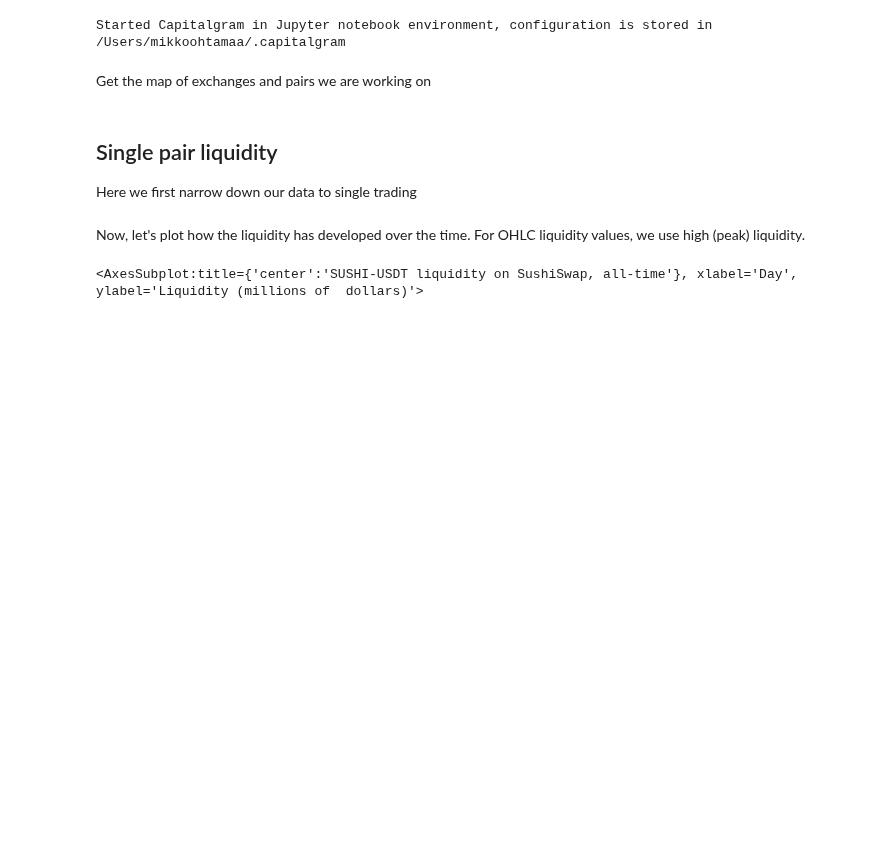
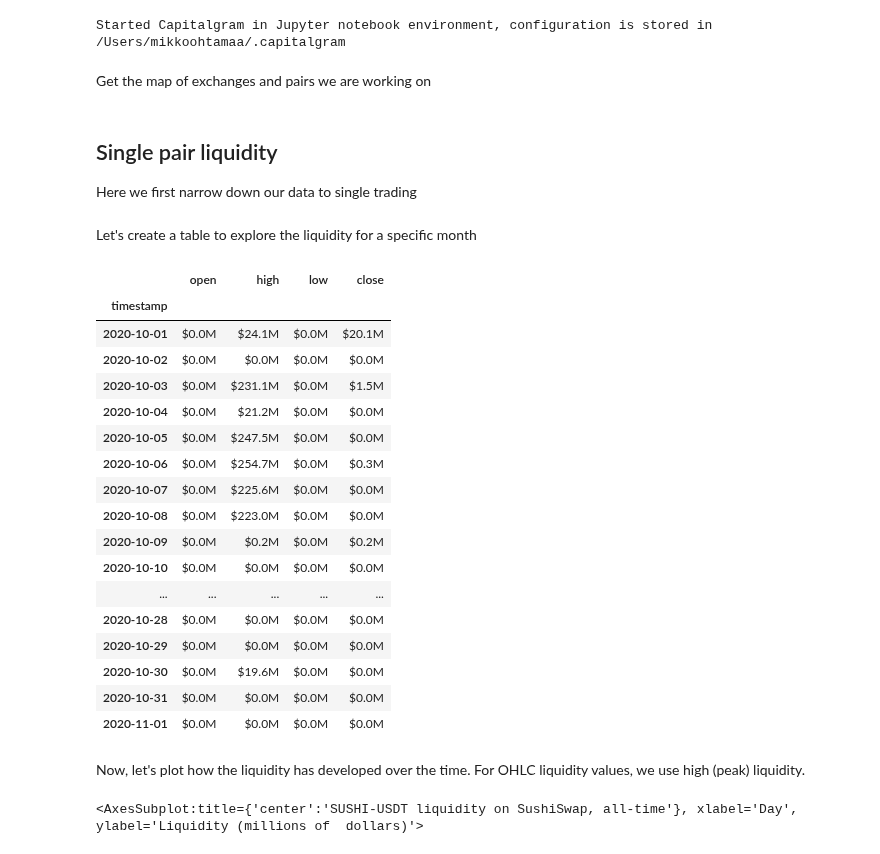
Before and after one commit to tradingstrategy-ai/trading-strategy, a Jupyter notebook: docs/source/examples/liquidity-analysis.ipynb, the cells around one changed output. Saved outputs shown, nothing was run; the diff lists cells and outputs as text; code cells hidden in the pictures; blank space fills up the shorter version.

```diff
--- a/docs/source/examples/liquidity-analysis.ipynb
+++ b/docs/source/examples/liquidity-analysis.ipynb
@@ -89,6 +89,46 @@ pair: DEXPair = pair_universe.get_one_pair_from_pandas_universe(
     "USDT")
 
 sushi_usdt_liquidity = liquidity_universe.get_liquidity_by_pair(pair.pair_id)
+# %% [markdown]
+Let's create a table to explore the liquidity for a specific month
+# %%
+import datetime
+
+start = datetime.datetime(2020, 10, 1)
+end = datetime.datetime(2020, 11, 1)
+
+sushi_usdt_liquidity.set_index(sushi_usdt_liquidity["timestamp"])
+
+df = sushi_usdt_liquidity[["open", "high", "low", "close"]]
+
+df = df.set_index(sushi_usdt_liquidity["timestamp"])
+
+def format(x):
+    return "${:.1f}M".format(x/1_000_000)
+# df = df.rename(index={"timestamp": "Date"})
+
+df = df.applymap(format)
+
+df[start:end]
+# %% [output]
+|  | open | high | low | close |
+| timestamp |  |  |  |  |
+| 2020-10-01 | $0.0M | $24.1M | $0.0M | $20.1M |
+| 2020-10-02 | $0.0M | $0.0M | $0.0M | $0.0M |
+| 2020-10-03 | $0.0M | $231.1M | $0.0M | $1.5M |
+| 2020-10-04 | $0.0M | $21.2M | $0.0M | $0.0M |
+| 2020-10-05 | $0.0M | $247.5M | $0.0M | $0.0M |
+| 2020-10-06 | $0.0M | $254.7M | $0.0M | $0.3M |
+| 2020-10-07 | $0.0M | $225.6M | $0.0M | $0.0M |
+| 2020-10-08 | $0.0M | $223.0M | $0.0M | $0.0M |
+| 2020-10-09 | $0.0M | $0.2M | $0.0M | $0.2M |
+| 2020-10-10 | $0.0M | $0.0M | $0.0M | $0.0M |
+| ... | ... | ... | ... | ... |
+| 2020-10-28 | $0.0M | $0.0M | $0.0M | $0.0M |
+| 2020-10-29 | $0.0M | $0.0M | $0.0M | $0.0M |
+| 2020-10-30 | $0.0M | $19.6M | $0.0M | $0.0M |
+| 2020-10-31 | $0.0M | $0.0M | $0.0M | $0.0M |
+| 2020-11-01 | $0.0M | $0.0M | $0.0M | $0.0M |
 # %% [markdown]
 Now, let's plot how the liquidity has developed over the time. For OHLC liquidity values, we use high (peak) liquidity.
 # %%
```
Also changed, not shown: parts of 3 cells of this notebook.
